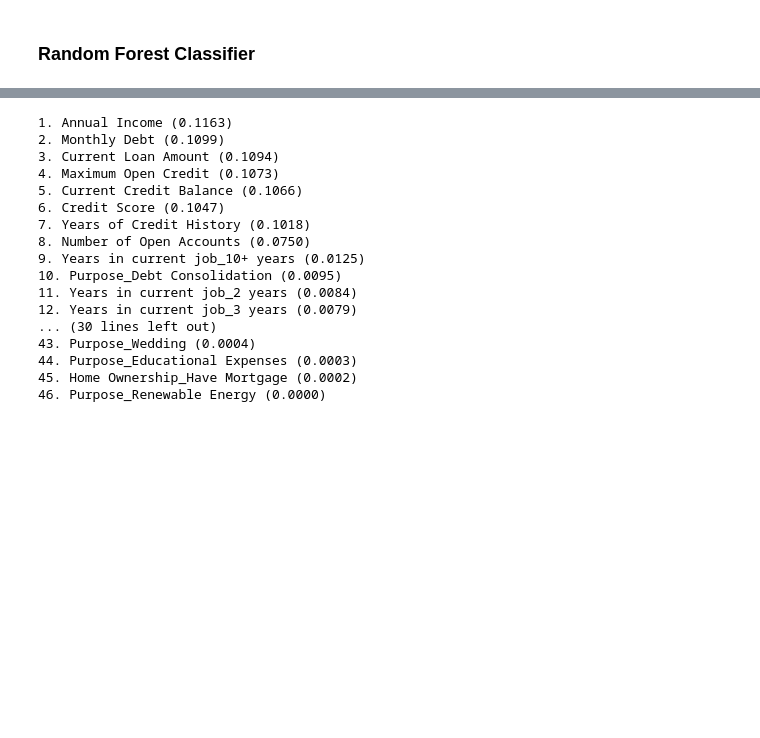
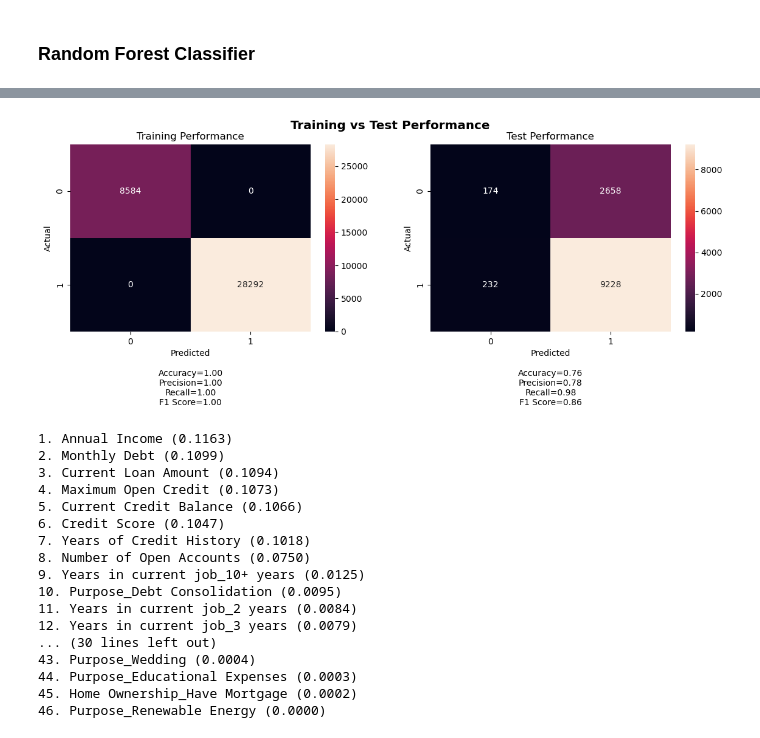
Before and after one commit to marcyeo/SC1015_MiniProject_Submission, a Jupyter notebook: randomforest.ipynb, the cells around one changed output, grey strips where cells are left out. Drawn from its saved outputs; the diff is of its cells as text; code cells hidden in the pictures; blank space fills up the shorter version.

```diff
--- a/randomforest.ipynb
+++ b/randomforest.ipynb
@@ -22,7 +22,7 @@ from sklearn.model_selection import train_test_split
 from sklearn import metrics
 from sklearn.ensemble import RandomForestClassifier
 from sklearn.preprocessing import OneHotEncoder
-from sklearn.metrics import accuracy_score, f1_score, precision_score, recall_score
+from sklearn.metrics import accuracy_score, f1_score, precision_score, recall_score, classification_report
 
 response = pd.read_csv("datasets/combined.csv",usecols = ['Loan Status'])
 num = ['Current Loan Amount', 'Credit Score', 'Annual Income', 'Monthly Debt', 'Years of Credit History', 'Number of Open Accounts', 'Current Credit Balance', 'Maximum Open Credit']
@@ -33,24 +33,26 @@ feature_names = ohe.get_feature_names_out(cate)
 ohe_df = pd.DataFrame(ohe_data, columns=feature_names)
 predics = pd.concat([combined[num], ohe_df], axis=1)
 
-train_predics,test_predics,train_response,test_response = train_test_split(predics,response,test_size = 0.25, random_state = 42)
+X_train, X_test, y_train, y_test = train_test_split(predics,response,test_size = 0.25, random_state = 42)
 
 # import random forest and fit the data
 rf = RandomForestClassifier(random_state=42,n_jobs=-1, bootstrap=False)
-rf.fit(train_predics,train_response)
+rf.fit(X_train, y_train)
 
 # use the current model and the test set of predictors to predict the response
-response_pred = rf.predict(test_predics)
+y_pred = rf.predict(X_test)
 
-accuracy = accuracy_score(test_response, response_pred)
-f1 = f1_score(test_response, response_pred, average='weighted')  # Use 'weighted' for multi-class problems
-precision = precision_score(test_response, response_pred, average='weighted')  # Use 'weighted' for multi-class problems
-recall = recall_score(test_response, response_pred, average='weighted')  # Use 'weighted' for multi-class problems
+accuracy = accuracy_score(y_test, y_pred)
+f1 = f1_score(y_test, y_pred, average='weighted')  # Use 'weighted' for multi-class problems
+precision = precision_score(y_test, y_pred, average='weighted')  # Use 'weighted' for multi-class problems
+recall = recall_score(y_test, y_pred, average='weighted')  # Use 'weighted' for multi-class problems
 
 print(f"Accuracy: {accuracy}")
 print(f"F1 Score: {f1}")
 print(f"Precision: {precision}")
 print(f"Recall: {recall}")
+print()
+print(classification_report(y_test, y_pred))
 # %% [output]
 Accuracy: 0.7648877318581191
 F1 Score: 0.6901717981065559
@@ -59,3 +70,48 @@ Recall: 0.7648877318581191
+# %%
+import matplotlib.pyplot as plt
+import seaborn as sns
+from sklearn.metrics import confusion_matrix
+
+f, ax = plt.subplots(ncols=2, figsize=(14, 4))
+f.suptitle('Training vs Test Performance', fontweight='bold', fontsize='x-large')
+
+# Training set
+y_test_pred = rf.predict(X_test)
+y_train_pred = rf.predict(X_train)
+cf_train = confusion_matrix(y_train, y_train_pred)
+sns.heatmap(cf_train, fmt='.0f', annot=True, ax=ax[0])
+
+# Calculate metrics
+accuracy_train = np.trace(cf_train) / float(np.sum(cf_train))
+precision_train = cf_train[1,1] / sum(cf_train[:,1])
+recall_train = cf_train[1,1] / sum(cf_train[1,:])
+f1_score_train = 2 * precision_train * recall_train / (precision_train + recall_train)
+
+stats_text_train = "\n\nAccuracy={:0.2f}\nPrecision={:0.2f}\nRecall={:0.2f}\nF1 Score={:0.2f}".format(
+    accuracy_train, precision_train, recall_train, f1_score_train)
+
+ax[0].set(xlabel='Predicted' + stats_text_train,
+          ylabel='Actual', title='Training Performance')
+
+# Test set
+cf_test = confusion_matrix(y_test, y_test_pred)
+sns.heatmap(cf_test, fmt='.0f', annot=True, ax=ax[1])
+
+# Calculate metrics
+accuracy_test = np.trace(cf_test) / float(np.sum(cf_test))
+precision_test = cf_test[1,1] / sum(cf_test[:,1])
+recall_test = cf_test[1,1] / sum(cf_test[1,:])
+f1_score_test = 2 * precision_test * recall_test / (precision_test + recall_test)
+
+stats_text_test = "\n\nAccuracy={:0.2f}\nPrecision={:0.2f}\nRecall={:0.2f}\nF1 Score={:0.2f}".format(
+    accuracy_test, precision_test, recall_test, f1_score_test)
+
+ax[1].set(xlabel='Predicted' + stats_text_test,
+          ylabel='Actual', title='Test Performance')
+
+plt.show()
+# %% [output]
+[figure, added]
 # %%
 # Get the feature importances
 importances = rf.feature_importances_
```
Also changed, not shown: parts of 6 cells of this notebook.
